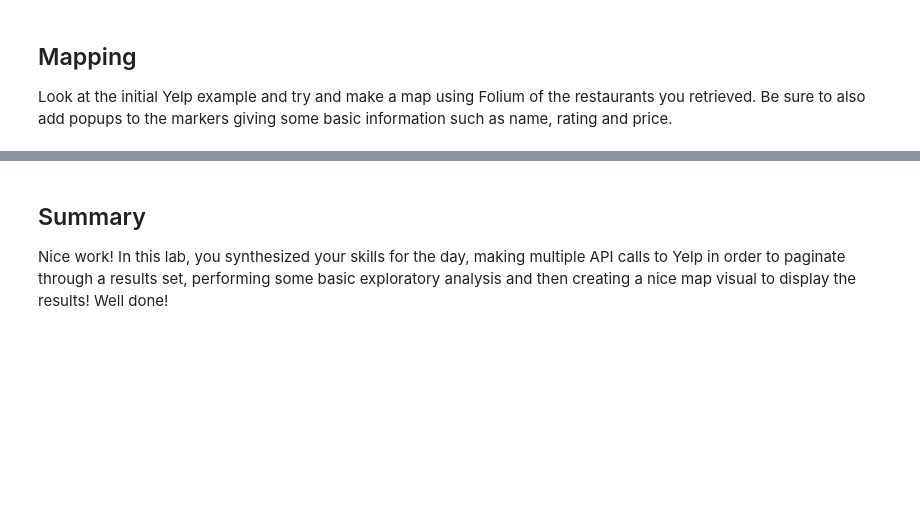
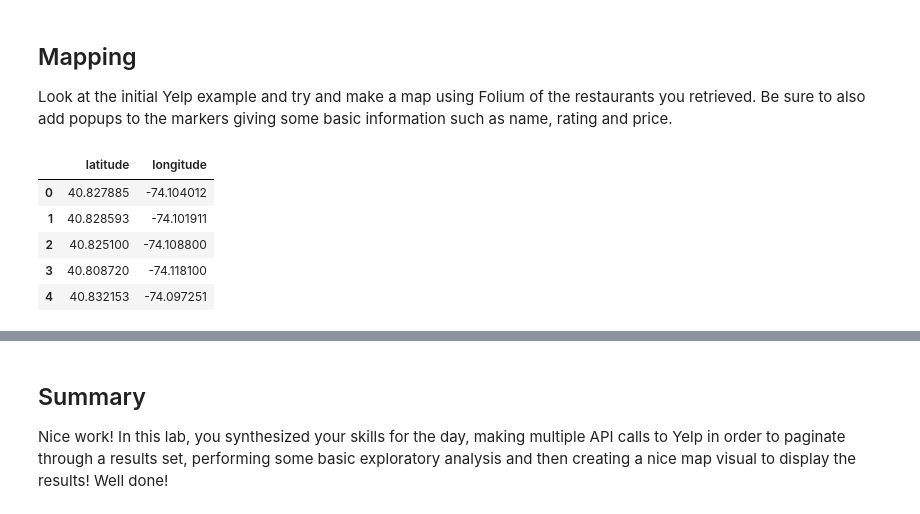
Before and after one commit to DavidBraslow/dsc-2-17-11-yelp-api-lab-online-ds-sp-000, a Jupyter notebook: index.ipynb, the cells around one changed output, grey strips where cells are left out. Saved outputs shown, nothing was run; the diff lists cells and outputs as text; code cells hidden in the pictures; blank space fills up the shorter version.

```diff
--- a/index.ipynb
+++ b/index.ipynb
@@ -37,0 +71,21 @@ Now that you have an initial response, you can examine the contents of the json
+# %%
+# Your code here; use a function or loop to retrieve all the results from your original request
+num_pulled = 0
+offset = 0
+df = pd.DataFrame()
+
+while num_pulled < num_businesses:
+    url_params = {
+                'term': term.replace(' ', '+'),
+                'location': location.replace(' ', '+'),
+                'offset': offset,
+                'limit': SEARCH_LIMIT
+            }
+
+    response = requests.get(url, headers=headers, params=url_params)
+    df = df.append(pd.DataFrame(response.json()['businesses']))
+    num_pulled += SEARCH_LIMIT
+    offset += SEARCH_LIMIT
+    print(f"Number Pulled: {num_pulled}")
+
+df = df.reset_index(drop=True)
@@ -39,3 +114,7 @@ Now that you have an initial response, you can examine the contents of the json
 ## Exploratory Analysis
 
 Take the restaurants from the previous question and do an intial exploratory analysis. At minimum, this should include looking at the distribution of features such as price, rating and number of reviews as well as the relations between these dimensions.
+# %%
+#Your code here
+df['price'].fillna('Missing', inplace = True)
+print(df['price'].value_counts())
@@ -41,0 +128,3 @@ Take the restaurants from the previous question and do an intial exploratory ana
+# %%
+df['rating'].fillna('Missing', inplace = True)
+print(df['rating'].value_counts())
@@ -49,0 +160,10 @@ Look at the initial Yelp example and try and make a map using Folium of the rest
+# %%
+df2  = pd.DataFrame(df['coordinates'].tolist())
+df2.head()
+# %% [output]
+|  | latitude | longitude |
+| 0 | 40.827885 | -74.104012 |
+| 1 | 40.828593 | -74.101911 |
+| 2 | 40.825100 | -74.108800 |
+| 3 | 40.808720 | -74.118100 |
+| 4 | 40.832153 | -74.097251 |
```
Also changed, not shown: parts of 12 cells of this notebook.
